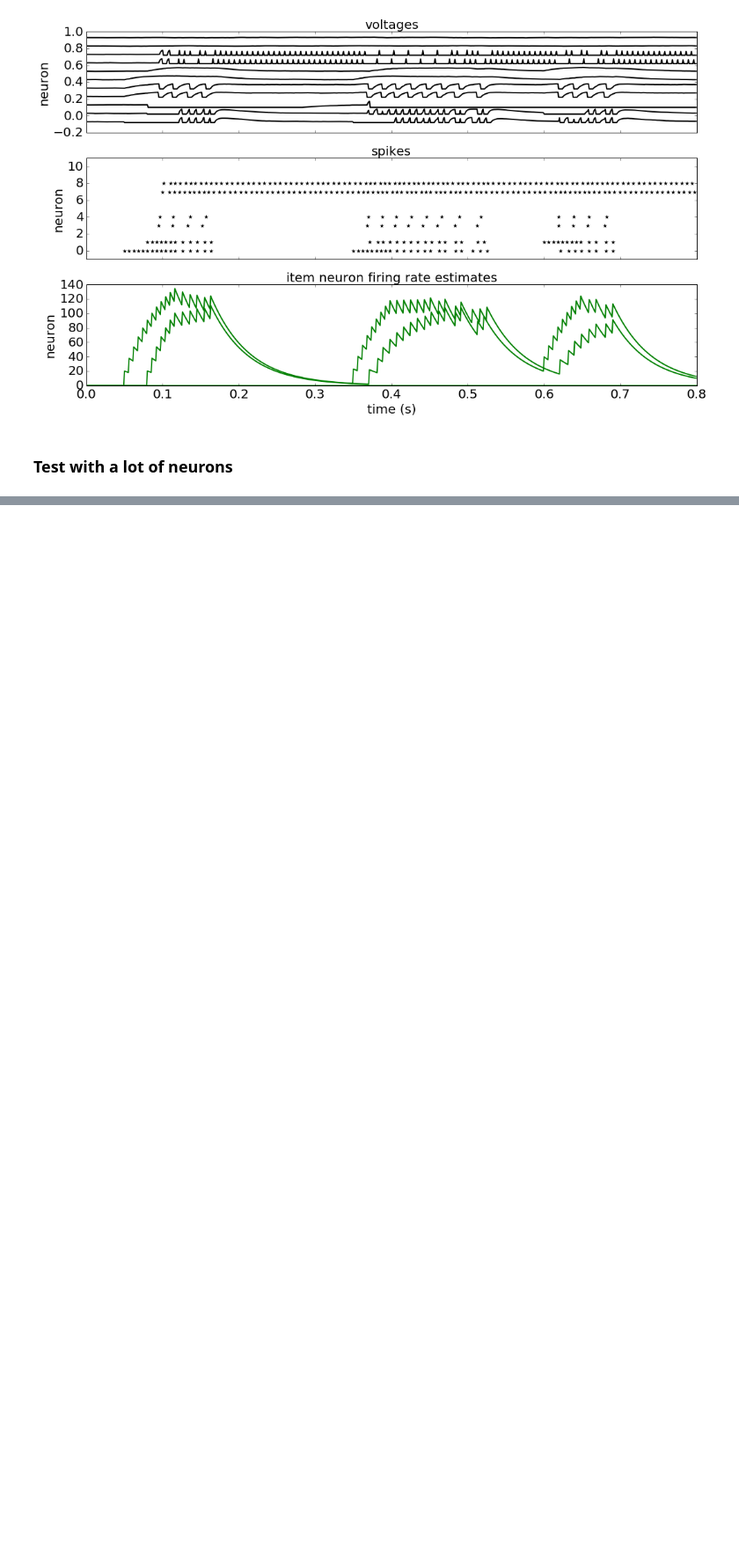
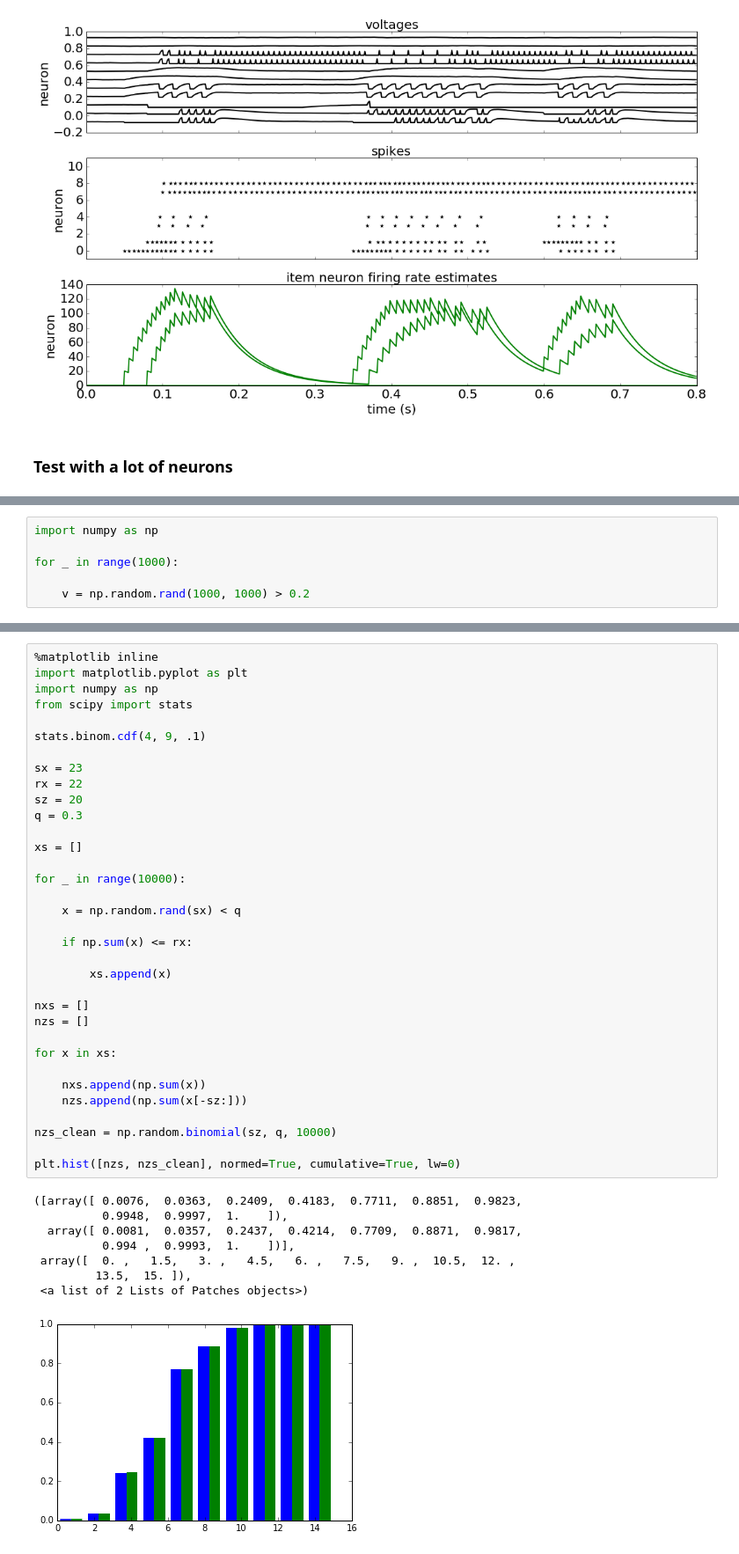
Before and after one commit to rkp8000/associative_properties, a Jupyter notebook: sandbox.ipynb, the cells around one changed output, grey strips where cells are left out. Shown at 88% size. Cells and saved outputs as stored; diff of their text form; blank space fills up the shorter version.

```diff
--- a/sandbox.ipynb
+++ b/sandbox.ipynb
@@ -544,0 +574,6 @@ for ax in axs:
+# %%
+import numpy as np
+
+for _ in range(1000):
+
+    v = np.random.rand(1000, 1000) > 0.2
@@ -544,0 +586,43 @@ for ax in axs:
+# %%
+%matplotlib inline
+import matplotlib.pyplot as plt
+import numpy as np
+from scipy import stats
+
+stats.binom.cdf(4, 9, .1)
+
+sx = 23
+rx = 22
+sz = 20
+q = 0.3
+
+xs = []
+
+for _ in range(10000):
+
+    x = np.random.rand(sx) < q
+
+    if np.sum(x) <= rx:
+
+        xs.append(x)
+
+nxs = []
+nzs = []
+
+for x in xs:
+
+    nxs.append(np.sum(x))
+    nzs.append(np.sum(x[-sz:]))
+
+nzs_clean = np.random.binomial(sz, q, 10000)
+
+plt.hist([nzs, nzs_clean], normed=True, cumulative=True, lw=0)
+# %% [output]
+([array([ 0.0076,  0.0363,  0.2409,  0.4183,  0.7711,  0.8851,  0.9823,
+          0.9948,  0.9997,  1.    ]),
+  array([ 0.0081,  0.0357,  0.2437,  0.4214,  0.7709,  0.8871,  0.9817,
+          0.994 ,  0.9993,  1.    ])],
+ array([  0. ,   1.5,   3. ,   4.5,   6. ,   7.5,   9. ,  10.5,  12. ,
+         13.5,  15. ]),
+ <a list of 2 Lists of Patches objects>)
+[figure, added]
```
Also changed, not shown: parts of 30 cells of this notebook, 3 other files.
